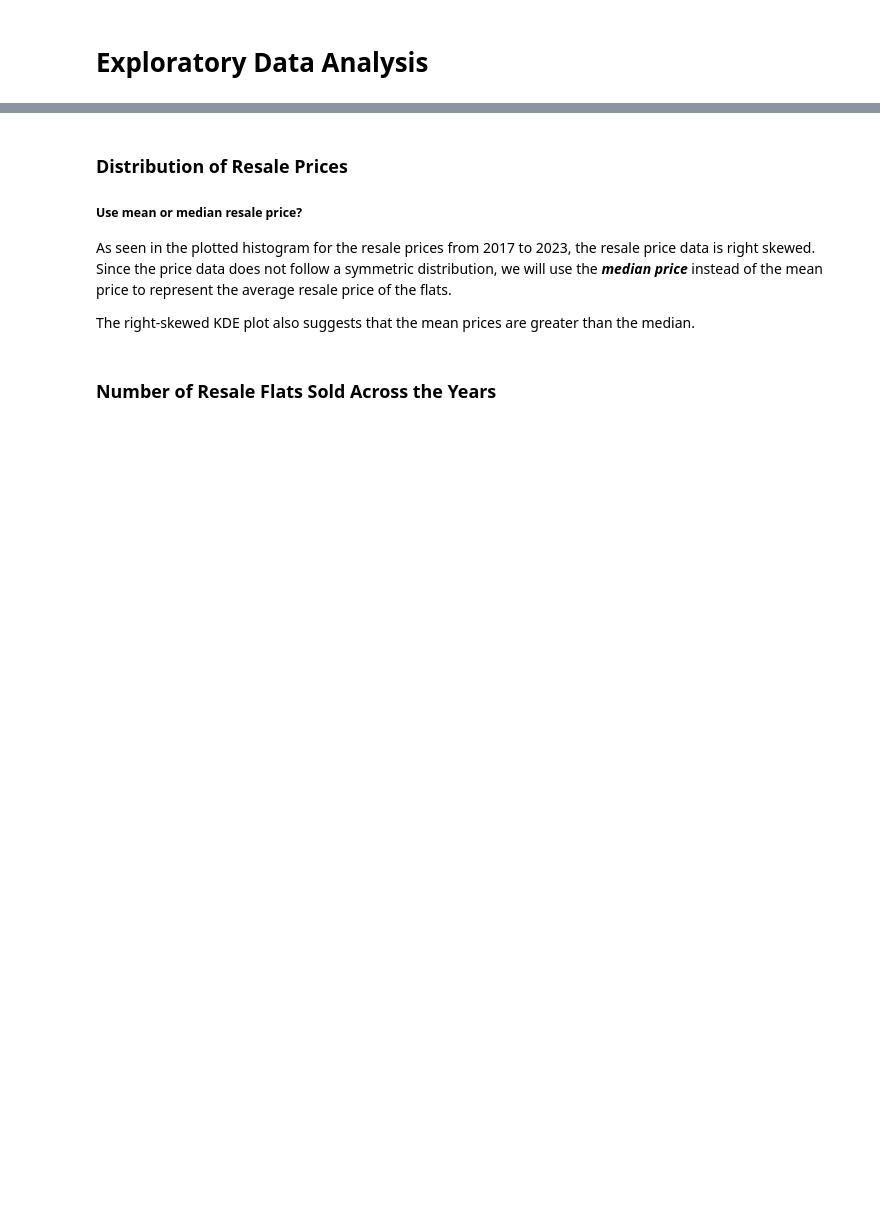
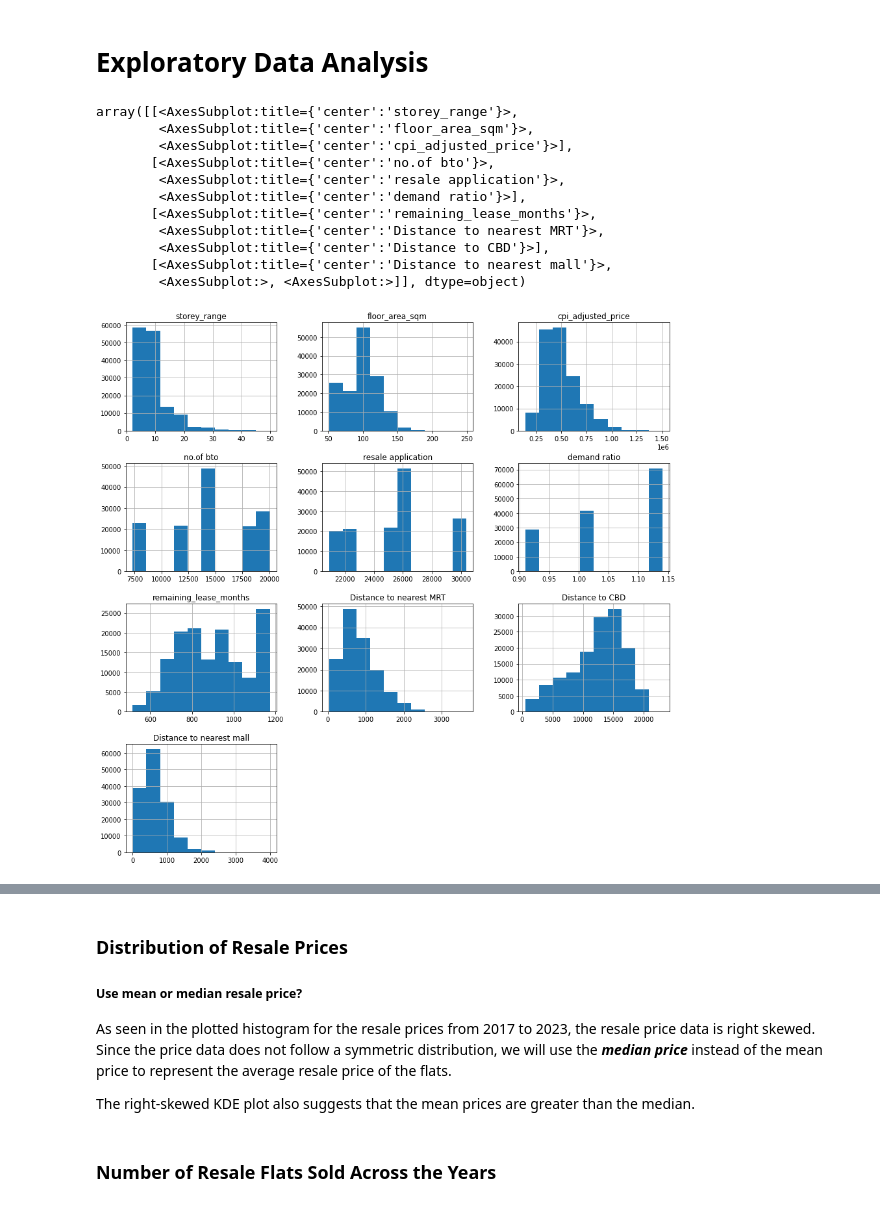
Before and after one commit to erlynnehazey/is424_hbd-resale-value, a Jupyter notebook: hdb_resale_prices_EDA.ipynb, the cells around one changed output, grey strips where cells are left out. Drawn from its saved outputs; the diff is of its cells as text; code cells hidden in the pictures; blank space fills up the shorter version.

```diff
--- a/hdb_resale_prices_EDA.ipynb
+++ b/hdb_resale_prices_EDA.ipynb
@@ -60,2 +106,18 @@ hdb_resale_prices.describe()
 # %% [markdown]
 <h1>Exploratory Data Analysis</h1>
+# %%
+numerical = hdb_resale_prices[["storey_range", "floor_area_sqm", "cpi_adjusted_price", "no.of bto", "resale application", "demand ratio", "remaining_lease_months", "Distance to nearest MRT", "Distance to CBD", "Distance to nearest mall"]]
+numerical.hist(figsize=(15,15))
+# %% [output]
+array([[<AxesSubplot:title={'center':'storey_range'}>,
+        <AxesSubplot:title={'center':'floor_area_sqm'}>,
+        <AxesSubplot:title={'center':'cpi_adjusted_price'}>],
+       [<AxesSubplot:title={'center':'no.of bto'}>,
+        <AxesSubplot:title={'center':'resale application'}>,
+        <AxesSubplot:title={'center':'demand ratio'}>],
+       [<AxesSubplot:title={'center':'remaining_lease_months'}>,
+        <AxesSubplot:title={'center':'Distance to nearest MRT'}>,
+        <AxesSubplot:title={'center':'Distance to CBD'}>],
+       [<AxesSubplot:title={'center':'Distance to nearest mall'}>,
+        <AxesSubplot:>, <AxesSubplot:>]], dtype=object)
+[figure, added]
```
Also changed, not shown: parts of 4 cells of this notebook, 3 other files.
